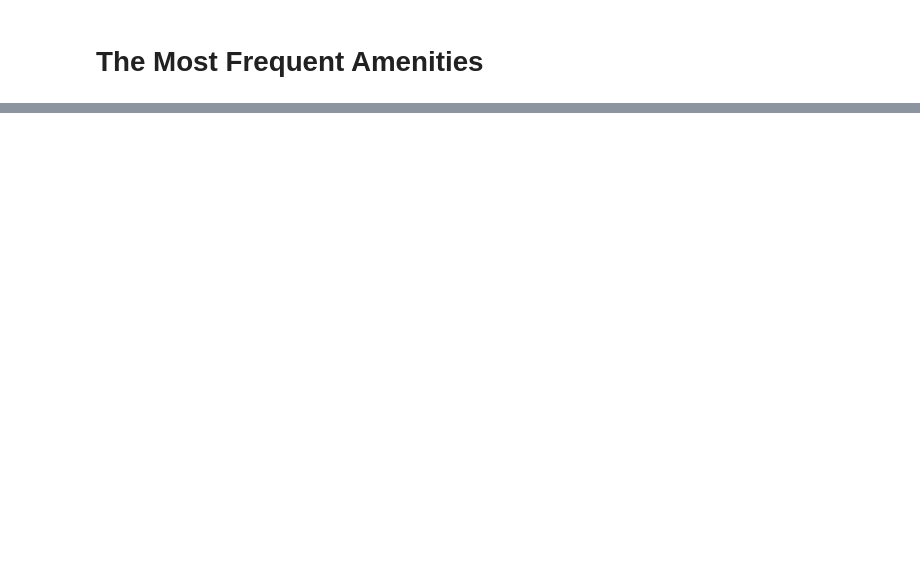
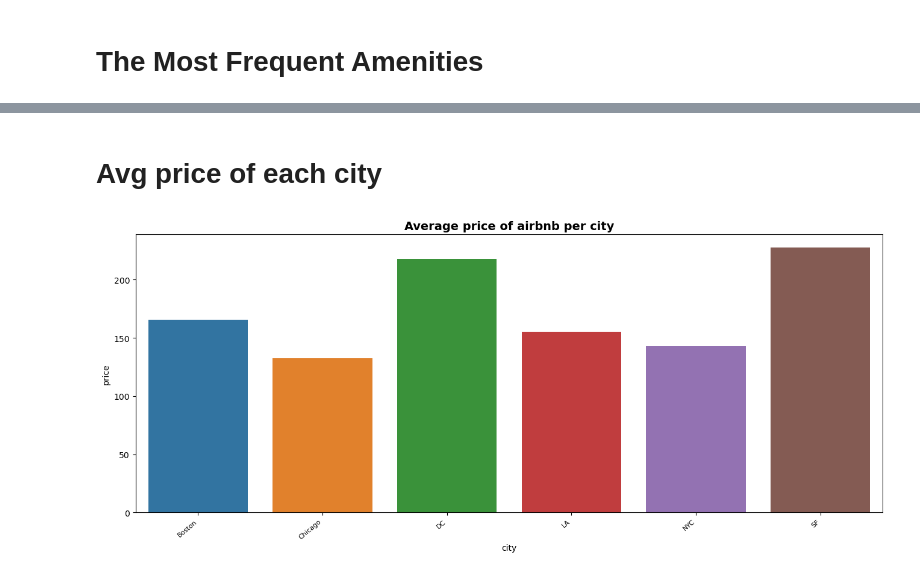
Before and after one commit to oamin12/Big-Data-Analysis-Project, a Jupyter notebook: reviewsanalysis.ipynb, the cells around one changed output, grey strips where cells are left out. Cells and saved outputs as stored; diff of their text form; code cells hidden in the pictures; blank space fills up the shorter version.

```diff
--- a/reviewsanalysis.ipynb
+++ b/reviewsanalysis.ipynb
@@ -109,0 +148,13 @@ plt.show()
+# %% [markdown]
+# Avg price of each city
+# %%
+#avg price of each city
+df_avg_price = df.groupby('city')['price'].mean().reset_index()
+#plot
+plt.figure(figsize=(16,6))
+ax = sns.barplot(x='city', y='price', data=df_avg_price)
+ax.set_xticklabels(ax.get_xticklabels(), rotation=40, ha="right", fontsize=8)
+plt.title('Average price of airbnb per city', fontsize=14, fontweight='bold')
+plt.show()
+# %% [output]
+[figure, added]
```
Also changed, not shown: parts of 30 cells of this notebook.
